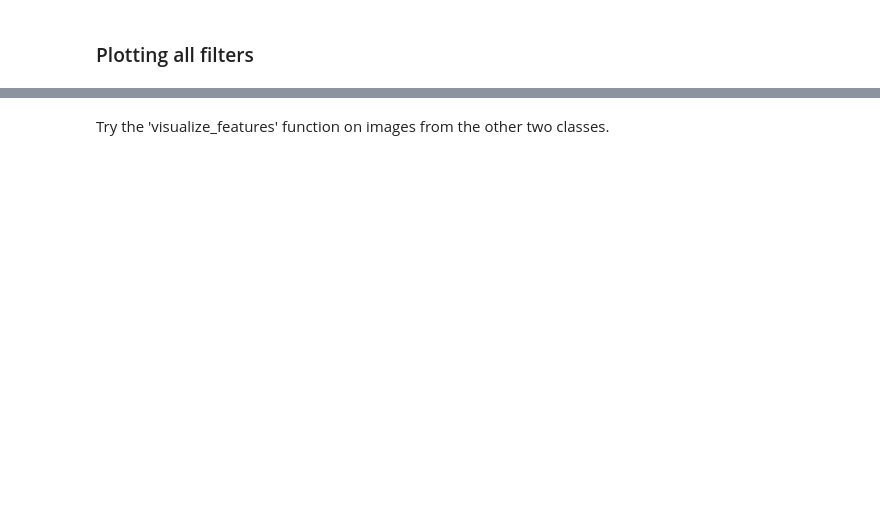
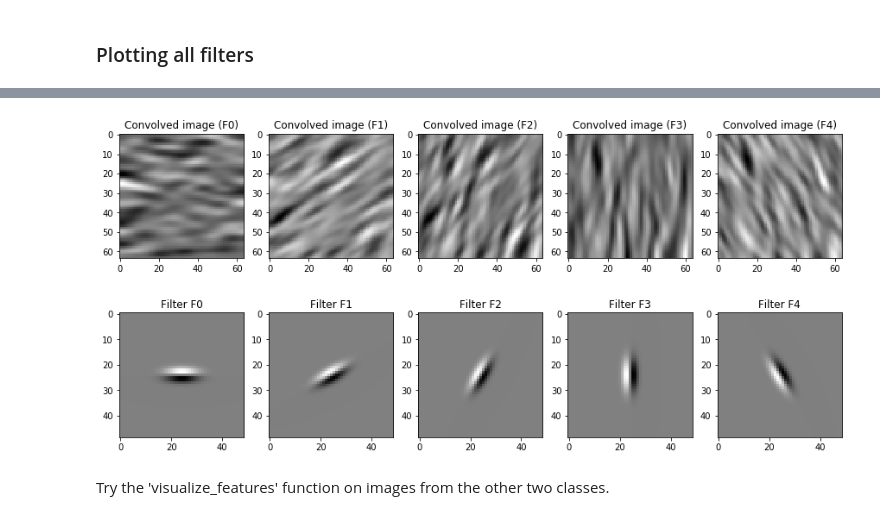
Before and after one commit to jdecid/MAI-CV, a Jupyter notebook: labs/s10/practice_10_texture_analysis.ipynb, the cells around one changed output, grey strips where cells are left out. Saved outputs shown, nothing was run; the diff lists cells and outputs as text; code cells hidden in the pictures; blank space fills up the shorter version.

```diff
--- a/labs/s10/practice_10_texture_analysis.ipynb
+++ b/labs/s10/practice_10_texture_analysis.ipynb
@@ -106,9 +121,19 @@ plt.imshow(im, cmap="gray")
-# %%
-def visualize_features(im,  filter_bank, n_filters=5):
-    fig, ax = plt.subplots(ncols=n_filters, nrows=2, figsize=(15,6))
-    # complete this function
-
-
-visualize_features(im, filter_bank)
+# %%
+from scipy.ndimage import convolve
+
+def visualize_features(im, filter_bank, n_filters=5):
+    fig, ax = plt.subplots(ncols=n_filters, nrows=2, figsize=(15, 7))
+    for i in range(n_filters):
+        conv_img = convolve(im, filter_bank[:, :, i])
+
+        ax[0, i].imshow(conv_img, cmap=plt.cm.gray)
+        ax[0, i].set_title(f'Convolved image (F{i})')
+
+        ax[1, i].imshow(filter_bank[:, :, i], cmap=plt.cm.gray)
+        ax[1, i].set_title(f'Filter F{i}')
+
+visualize_features(im, filter_bank)
+# %% [output]
+[figure, added]
 # %% [markdown]
 Try the 'visualize_features' function on images from the other two classes.
```
Also changed, not shown: parts of 9 cells of this notebook.
